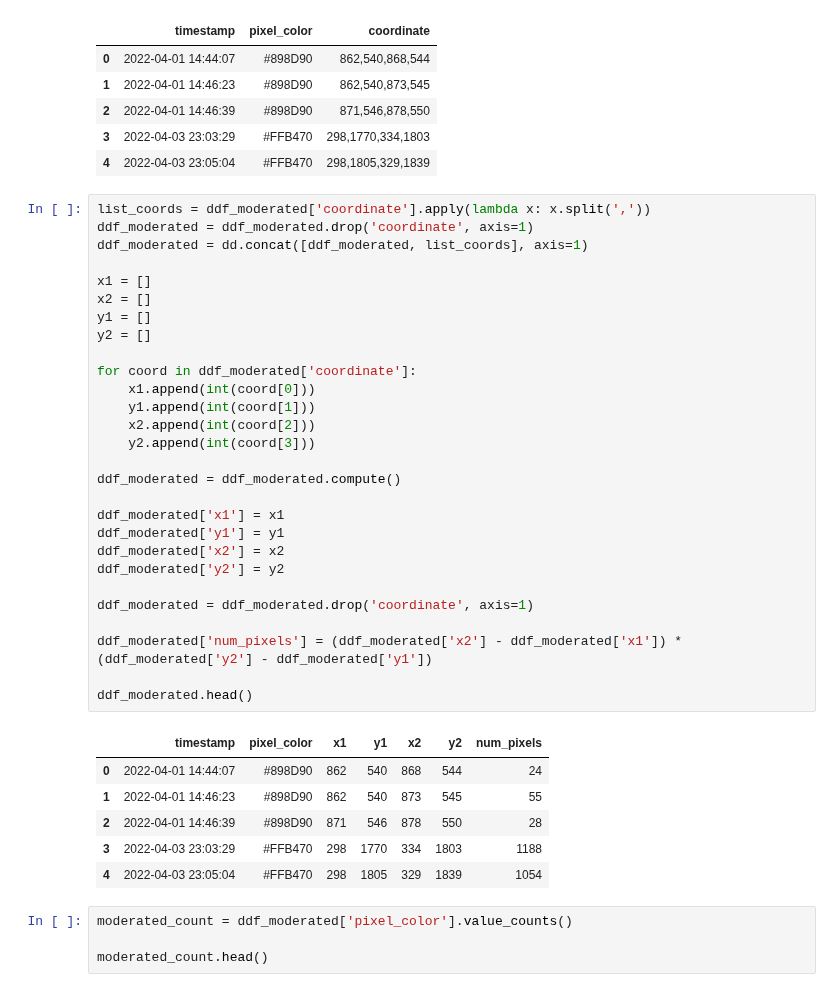
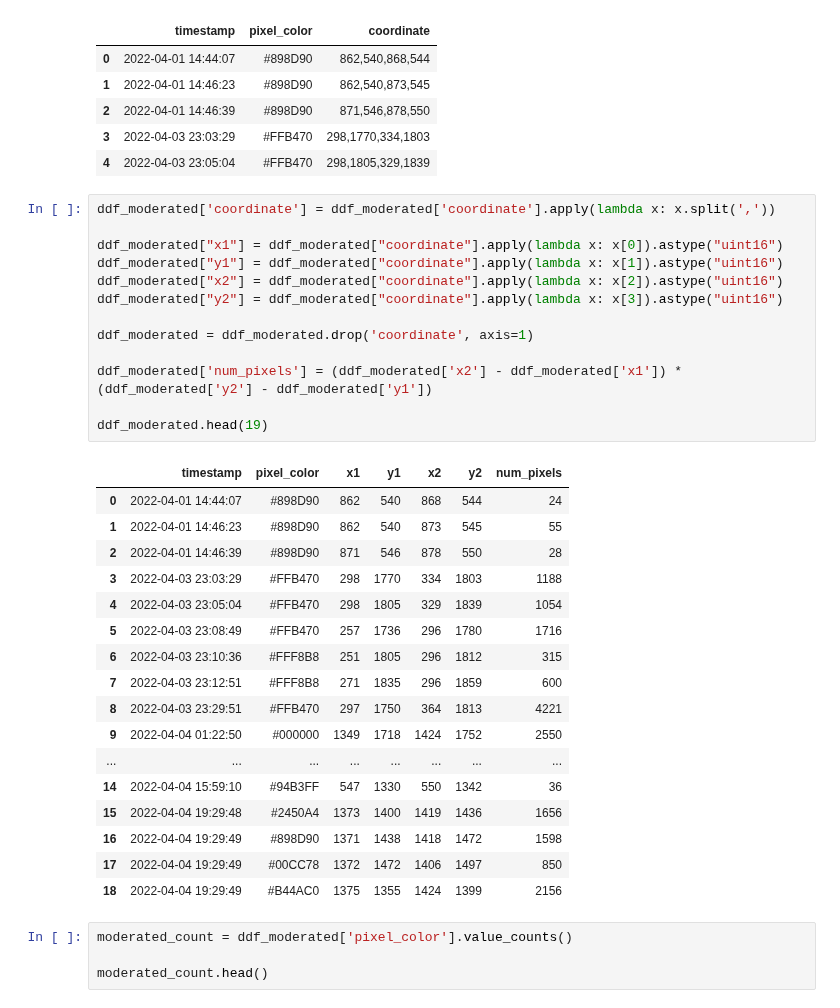
Before and after one commit to Denis-Iv/Analyzing-Social-Experiment, a Jupyter notebook: visualize_data.ipynb, the cells around one changed output. Drawn from its saved outputs; the diff is of its cells as text.

```diff
--- a/visualize_data.ipynb
+++ b/visualize_data.ipynb
@@ -279,40 +284,36 @@ To provide an explicit output types or to silence this message, please provide t
 | 3 | 2022-04-03 23:03:29 | #FFB470 | 298,1770,334,1803 |
 | 4 | 2022-04-03 23:05:04 | #FFB470 | 298,1805,329,1839 |
 # %%
-list_coords = ddf_moderated['coordinate'].apply(lambda x: x.split(','))
-ddf_moderated = ddf_moderated.drop('coordinate', axis=1)
-ddf_moderated = dd.concat([ddf_moderated, list_coords], axis=1)
+ddf_moderated['coordinate'] = ddf_moderated['coordinate'].apply(lambda x: x.split(','))
 
-x1 = []
-x2 = []
-y1 = []
-y2 = []
-
-for coord in ddf_moderated['coordinate']:
-    x1.append(int(coord[0]))
-    y1.append(int(coord[1]))
-    x2.append(int(coord[2]))
-    y2.append(int(coord[3]))
-
-ddf_moderated = ddf_moderated.compute()
-
-ddf_moderated['x1'] = x1
-ddf_moderated['y1'] = y1
-ddf_moderated['x2'] = x2
-ddf_moderated['y2'] = y2
+ddf_moderated["x1"] = ddf_moderated["coordinate"].apply(lambda x: x[0]).astype("uint16")
+ddf_moderated["y1"] = ddf_moderated["coordinate"].apply(lambda x: x[1]).astype("uint16")
+ddf_moderated["x2"] = ddf_moderated["coordinate"].apply(lambda x: x[2]).astype("uint16")
+ddf_moderated["y2"] = ddf_moderated["coordinate"].apply(lambda x: x[3]).astype("uint16")
 
 ddf_moderated = ddf_moderated.drop('coordinate', axis=1)
 
 ddf_moderated['num_pixels'] = (ddf_moderated['x2'] - ddf_moderated['x1']) * (ddf_moderated['y2'] - ddf_moderated['y1'])
 
-ddf_moderated.head()
+ddf_moderated.head(19)
 # %% [output]
 |  | timestamp | pixel_color | x1 | y1 | x2 | y2 | num_pixels |
 | 0 | 2022-04-01 14:44:07 | #898D90 | 862 | 540 | 868 | 544 | 24 |
 | 1 | 2022-04-01 14:46:23 | #898D90 | 862 | 540 | 873 | 545 | 55 |
 | 2 | 2022-04-01 14:46:39 | #898D90 | 871 | 546 | 878 | 550 | 28 |
 | 3 | 2022-04-03 23:03:29 | #FFB470 | 298 | 1770 | 334 | 1803 | 1188 |
 | 4 | 2022-04-03 23:05:04 | #FFB470 | 298 | 1805 | 329 | 1839 | 1054 |
+| 5 | 2022-04-03 23:08:49 | #FFB470 | 257 | 1736 | 296 | 1780 | 1716 |
+| 6 | 2022-04-03 23:10:36 | #FFF8B8 | 251 | 1805 | 296 | 1812 | 315 |
+| 7 | 2022-04-03 23:12:51 | #FFF8B8 | 271 | 1835 | 296 | 1859 | 600 |
+| 8 | 2022-04-03 23:29:51 | #FFB470 | 297 | 1750 | 364 | 1813 | 4221 |
+| 9 | 2022-04-04 01:22:50 | #000000 | 1349 | 1718 | 1424 | 1752 | 2550 |
+| ... | ... | ... | ... | ... | ... | ... | ... |
+| 14 | 2022-04-04 15:59:10 | #94B3FF | 547 | 1330 | 550 | 1342 | 36 |
+| 15 | 2022-04-04 19:29:48 | #2450A4 | 1373 | 1400 | 1419 | 1436 | 1656 |
+| 16 | 2022-04-04 19:29:49 | #898D90 | 1371 | 1438 | 1418 | 1472 | 1598 |
+| 17 | 2022-04-04 19:29:49 | #00CC78 | 1372 | 1472 | 1406 | 1497 | 850 |
+| 18 | 2022-04-04 19:29:49 | #B44AC0 | 1375 | 1355 | 1424 | 1399 | 2156 |
 # %%
 moderated_count = ddf_moderated['pixel_color'].value_counts()
 
```
Also changed, not shown: parts of 3 cells of this notebook.
